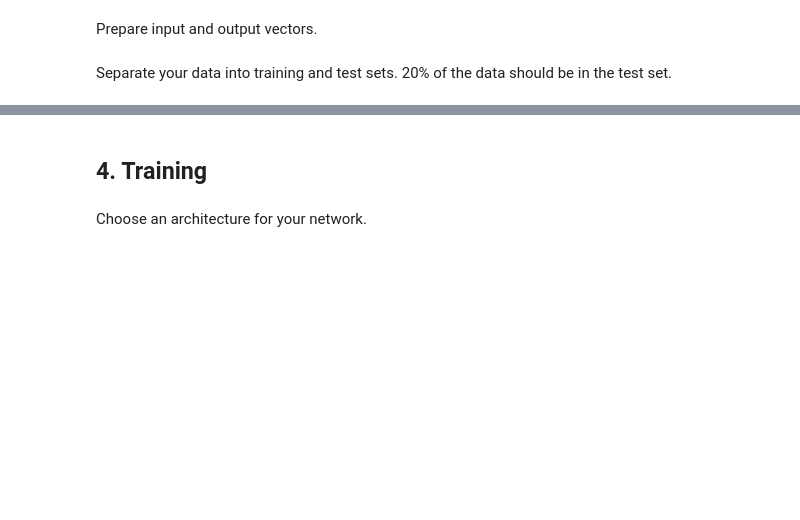
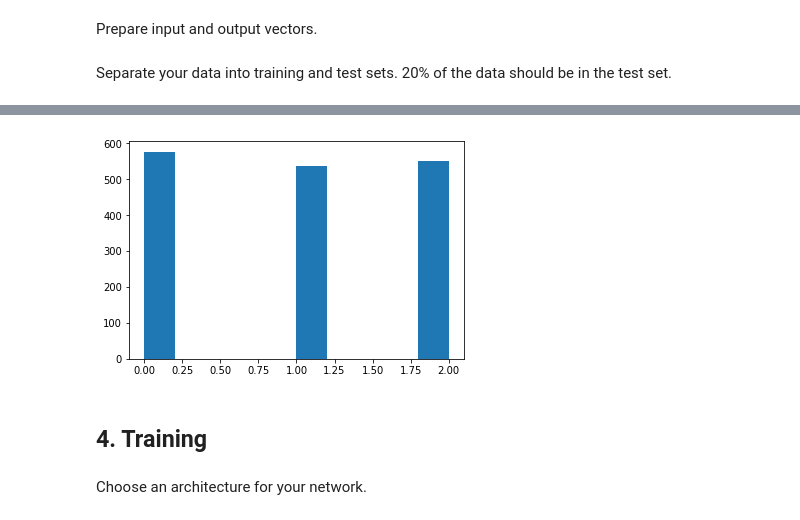
Before and after one commit to Umbriona/Deep-Neural-Network, a Jupyter notebook: Home Assignments/IHA2/IHA2.ipynb, the cells around one changed output, grey strips where cells are left out. Saved outputs shown, nothing was run; the diff lists cells and outputs as text; code cells hidden in the pictures; blank space fills up the shorter version.

```diff
--- a/Home Assignments/IHA2/IHA2.ipynb
+++ b/Home Assignments/IHA2/IHA2.ipynb
@@ -148,3 +187,8 @@ Separate your data into training and test sets. 20% of the data should be in the
+# %%
+plt.hist(class_vec_train)
+plt.show()
+# %% [output]
+[figure, added]
 # %% [markdown]
 ## 4. Training
 # %% [markdown]
```
Also changed, not shown: parts of 15 cells of this notebook, 2 other files.
